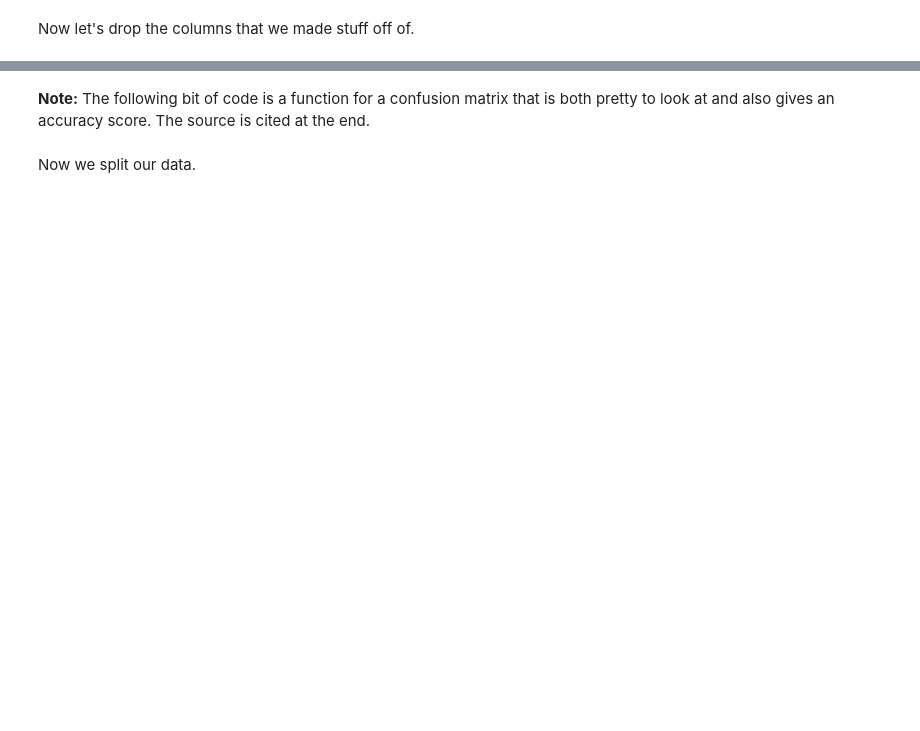
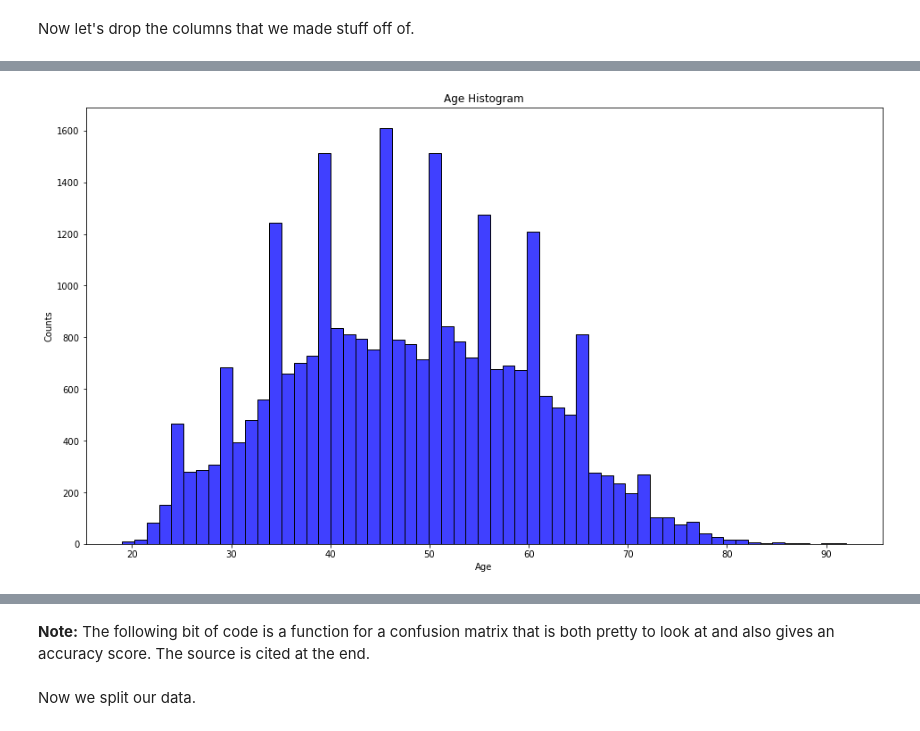
Before and after one commit to SullyRC/UNC-System-Job-Title-Classification, a Jupyter notebook: Project 2.ipynb, the cells around one changed output, grey strips where cells are left out. Saved outputs shown, nothing was run; the diff lists cells and outputs as text; code cells hidden in the pictures; blank space fills up the shorter version.

```diff
--- a/Project 2.ipynb
+++ b/Project 2.ipynb
@@ -284,4 +311,0 @@ job_df = job_df[job_df['Substring'].str.len() > 2]
-# %%
-for substring in job_df['Substring']:
-    job_df.loc[job_df['Substring'] == substring,
-                      'Counts'] = len(df.loc[df['JOB CATEGORY'].str.lower().str.contains(substring)])
@@ -330,9 +356,8 @@ substring_list2 = ['i.t','it ','it/systems','professor','admin','research','hous
                    'coordinator','clerical','medical','program']
 job_names = ['IT','IT','IT','Professor','Admin','Researcher','Housekeeper','Lecturer','Coordinator',
              'Cleric','Medical','Program Manager']
+df['Job'] = [0] * len(df)
+for index in list(range(len(substring_list2))):
+    substring = substring_list2[index]
+    job = job_names[index]
+    df.loc[df['JOB CATEGORY'].str.lower().str.contains(substring,regex=False),'Job'] = job
-# %%
-df['Job'] = [0] * len(df)
-for index in list(range(len(substring_list2))):
-    substring = substring_list2[index]
-    job = job_names[index]
-    df.loc[df['JOB CATEGORY'].str.lower().str.contains(substring),'Job'] = job
@@ -384,5 +412,9 @@ from sklearn.preprocessing import LabelEncoder
 # %%
-working_df['Job'] = LabelEncoder().fit_transform(working_df['Job'])
+le = LabelEncoder().fit(working_df['Job'])
+keys = le.classes_
+LabelDict = dict(zip(keys, le.transform(keys)))
+inv_LabelDict = {v: k for k, v in LabelDict.items()}
+working_df['Job'] = working_df['Job'].replace(LabelDict)
 # %%
 working_df.info()
 # %% [output]
@@ -410,0 +448,9 @@ working_df = working_df.drop(columns = ['INITIAL HIRE DATE','JOB CATEGORY','EMPL
+# %%
+plt.figure(figsize=(16,9))
+sns.histplot(working_df['AGE'],color='Blue')
+plt.title("Age Histogram")
+plt.ylabel("Counts")
+plt.xlabel("Age")
+plt.show()
+# %% [output]
+[figure, added]
```
Also changed, not shown: parts of 118 cells of this notebook.
